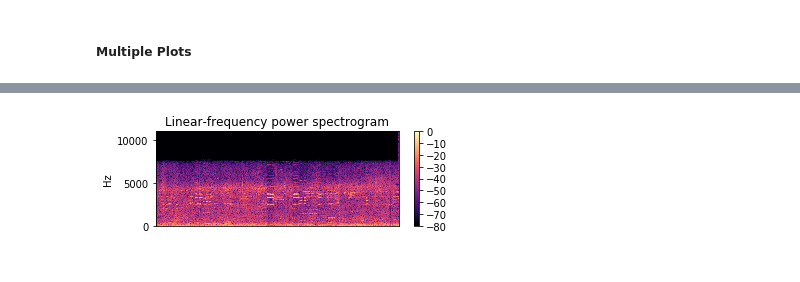
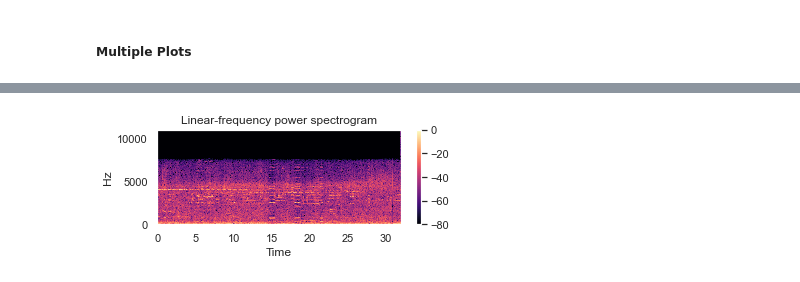
Before and after one commit to navagg/ML_notebooks, a Jupyter notebook: 5_matplotlib.ipynb, the cells around one changed output, grey strips where cells are left out. Drawn from its saved outputs; the diff is of its cells as text; code cells hidden in the pictures.

```diff
--- a/5_matplotlib.ipynb
+++ b/5_matplotlib.ipynb
@@ -127,14 +152,15 @@ plt.show()
 # %%
 import matplotlib.pyplot as plt
 import librosa as lb
 import librosa.display
 y, sr = lb.load('congestion.wav')
 plt.figure(figsize=(12, 8))
 D= lb.amplitude_to_db(lb.stft(y), ref=np.max)
 plt.subplot(4, 2, 1)
-lb.display.specshow(D, y_axis='linear')
+librosa.display.specshow(D, y_axis='linear', x_axis='time',
+                               sr=sr)
 plt.colorbar()
 plt.title('Linear-frequency power spectrogram')
 plt.show()
 # %% [output]
-[figure, old version]
+[figure, new version]
```
Also changed, not shown: parts of 25 cells of this notebook, 9 other files.
